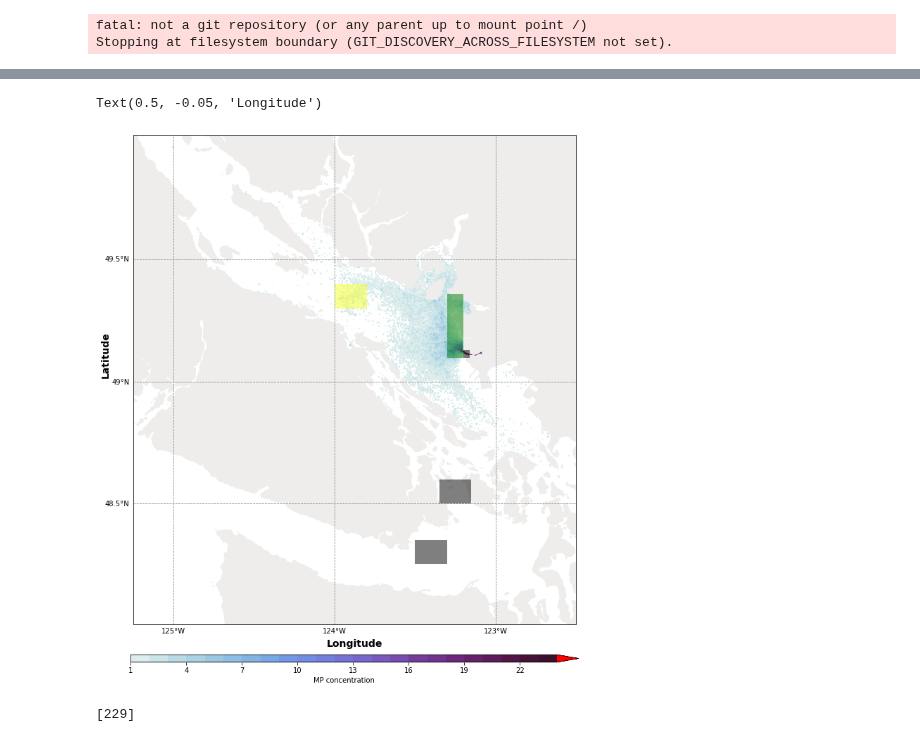
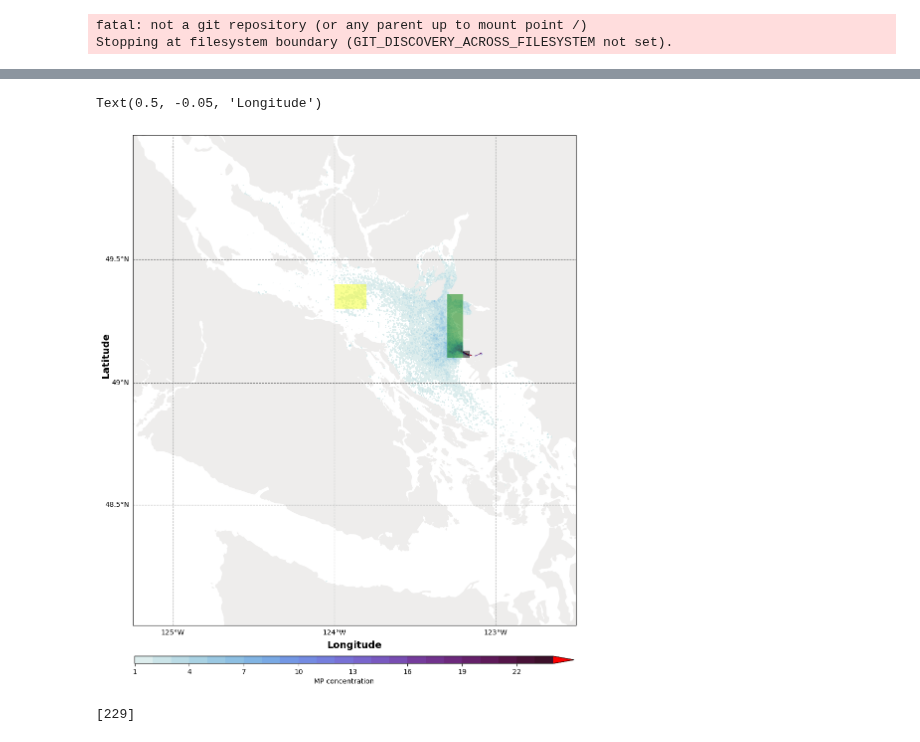
Before and after one commit to SalishSeaCast/analysis-jose, a Jupyter notebook: notebooks/parcels/Remote/Fibres/concentration.ipynb, the cells around one changed output, grey strips where cells are left out. Drawn from its saved outputs; the diff is of its cells as text; code cells hidden in the pictures.

```diff
--- a/notebooks/parcels/Remote/Fibres/concentration.ipynb
+++ b/notebooks/parcels/Remote/Fibres/concentration.ipynb
@@ -174,44 +159,44 @@ gl.top_labels, gl.right_labels = False, False
 cbar = fig.colorbar(im, location='bottom',aspect=60,shrink=0.3,pad=0.05)
 
 cbar.set_label('MP concentration')
 
 ax.add_patch(mpatches.Rectangle(xy=[-124,49.3], width=0.2, height=0.1,
                                     facecolor=(245/255, 255/255, 40/255),
                                     alpha=0.5,
                                     transform=crs.PlateCarree(),zorder=5)
                  )
 ax.add_patch(mpatches.Rectangle(xy=[-123.3,49.1], width=0.1, height=0.26,
                                     facecolor='green',
                                     alpha=0.5,
                                     transform=crs.PlateCarree(),zorder=5)
                  )
 ax.add_patch(mpatches.Rectangle(xy=[-123.2,49.1], width=0.04, height=0.03,
                                     facecolor='black',
                                     alpha=0.5,
                                     transform=crs.PlateCarree(),zorder=5)
                  )
 
-ax.add_patch(mpatches.Rectangle(xy=[-123.5,48.25], width=0.2, height=0.1,
-                                    facecolor='black',
-                                    alpha=0.5,
-                                    transform=crs.PlateCarree(),zorder=5)
-                 )
+# ax.add_patch(mpatches.Rectangle(xy=[-123.5,48.25], width=0.2, height=0.1,
+#                                     facecolor='black',
+#                                     alpha=0.5,
+#                                     transform=crs.PlateCarree(),zorder=5)
+#                  )
 
-ax.add_patch(mpatches.Rectangle(xy=[-123.35,48.5], width=0.2, height=0.1,
-                                    facecolor='black',
-                                    alpha=0.5,
-                                    transform=crs.PlateCarree(),zorder=5)
-                 )
+# ax.add_patch(mpatches.Rectangle(xy=[-123.35,48.5], width=0.2, height=0.1,
+#                                     facecolor='black',
+#                                     alpha=0.5,
+#                                     transform=crs.PlateCarree(),zorder=5)
+                #  )
 
 ax.text(-0.05, 0.55, 'Latitude', va='bottom', ha='center',
         rotation='vertical', rotation_mode='anchor',
         transform=ax.transAxes, fontsize=14,weight="bold")
 ax.text(0.5, -0.05, 'Longitude', va='bottom', ha='center',
         rotation='horizontal', rotation_mode='anchor',
         transform=ax.transAxes, fontsize=14,weight="bold")
 # %% [output]
 Text(0.5, -0.05, 'Longitude')
-[figure, old version]
+[figure, new version]
 # %%
 vol=xr.open_dataset('/home/jvalenti/MOAD/grid/grid/mesh_maskBV201702.nc')['volume_cell']
 def get_conc(latmin,latmax,lonmin,lonmax, conc):
```
Also changed, not shown: parts of 4 cells of this notebook, 4 other files.
